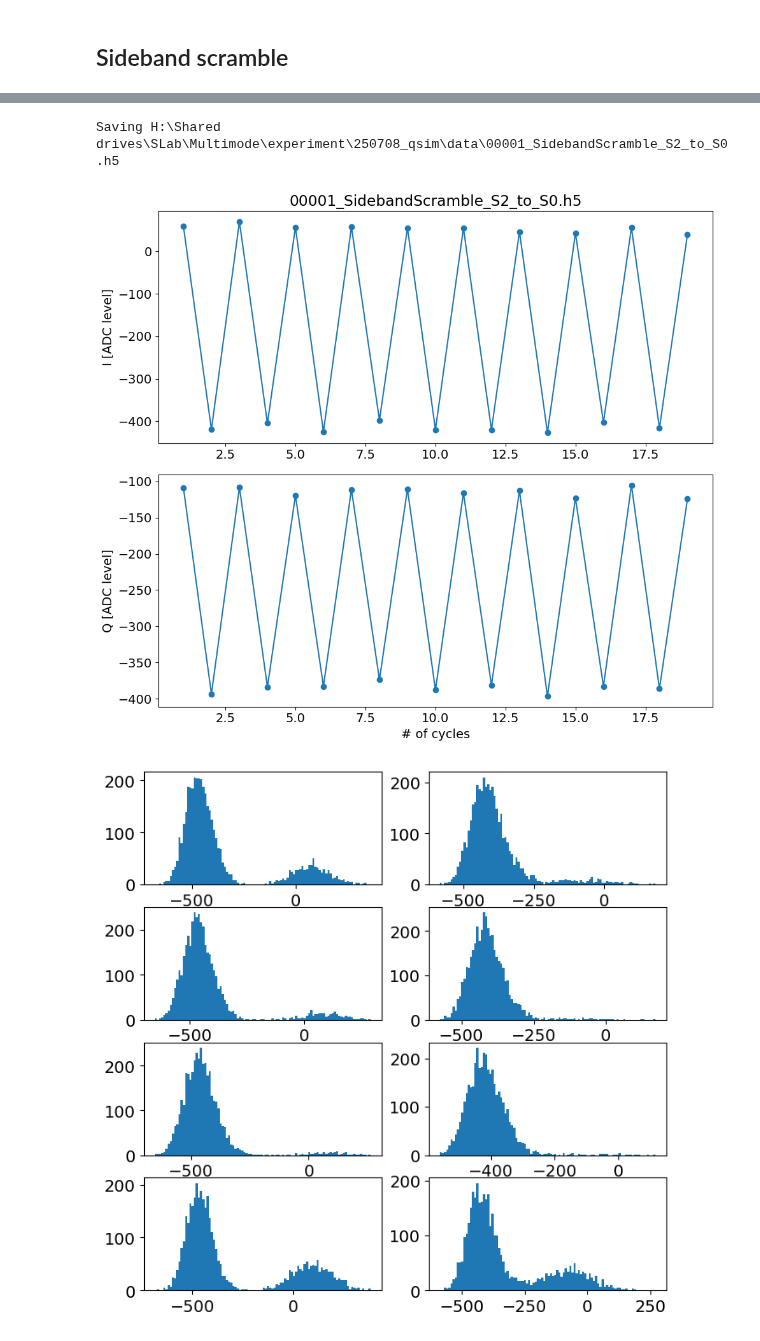
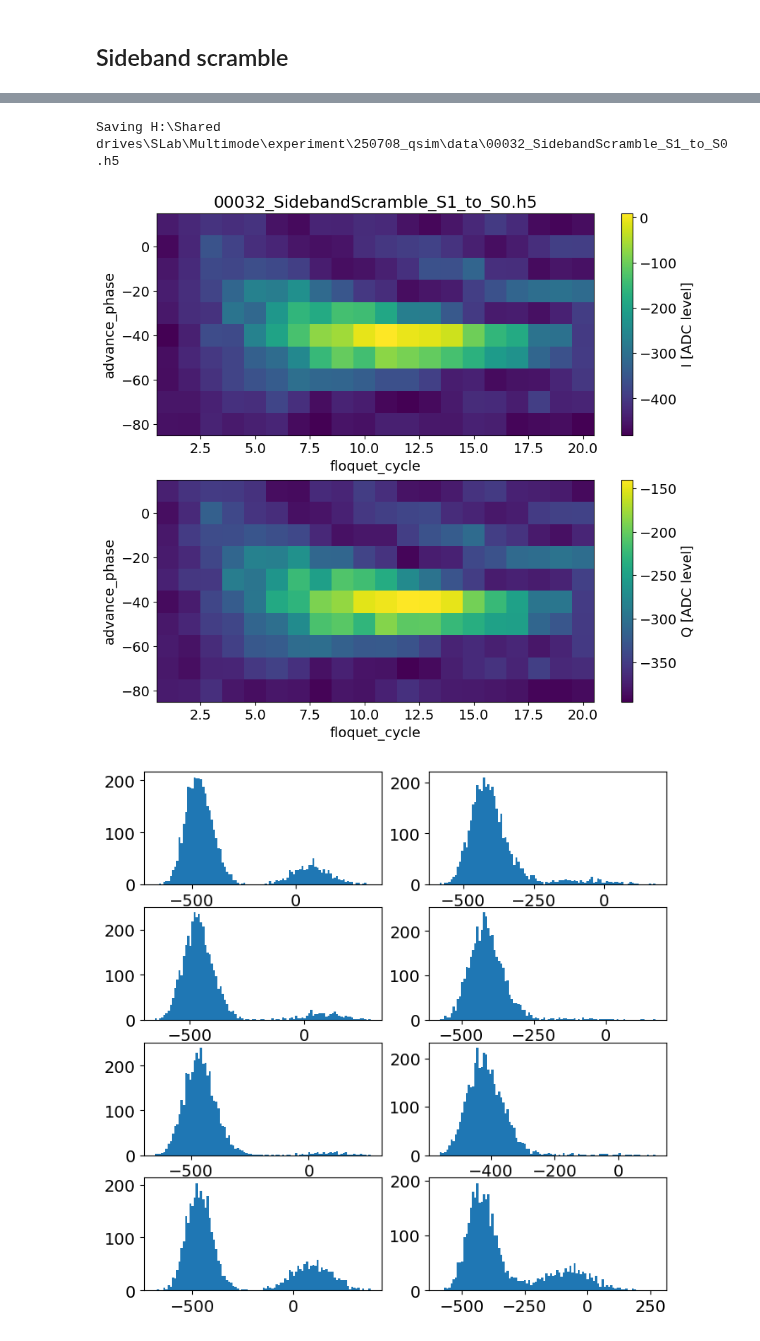
Before and after one commit to SchusterLab/multimode_expts, a Jupyter notebook: qsim_experiments.ipynb, the cells around one changed output, grey strips where cells are left out. Saved outputs shown, nothing was run; the diff lists cells and outputs as text; code cells hidden in the pictures.

Commit message:
switch to qsim base for scrambling prog

```diff
--- a/qsim_experiments.ipynb
+++ b/qsim_experiments.ipynb
@@ -338,36 +365,40 @@ from multimode_expts.experiments.qsim.sideband_scramble import SidebandScrambleE
 # %%
 expt_params = dict(
     expts = 1,
     reps = 200,
     rounds = 1,
     qubits = [0],
     f0g1_cavity = 1,  #  1/2 name of manipulate cavity
-    init_stor = 2, # storage mode number to initialize to n=1 Fock state
+    init_stor = 1, # storage mode number to initialize to n=1 Fock state
     ro_stor = 0, # storage mode number that gets read out in the end
     # if 0, this means to read out man instead
     floquet_cycles = list(range(1,21)),
+    gain_div = 3,
+    length_div = 2,
     detune=0,
     normalize = False,
     active_reset = False,
     man_reset = True,
     storage_reset = True,
-    advance_phase = 0, # advance phase of second pi/2 by this much [degrees]
+    advance_phases = list(range(-80,20,10)), # advance phase of each successive pulse [degrees]
+    swept_params = ['advance_phase', 'floquet_cycle'],
     echoes = [False, 0], # [on/off, number of echoes]
 )
 
-sbs = SidebandScrambleExperiment(
+sbs = QsimBaseExperiment(
     soccfg=soc,
     path=expt_path,
     prefix=f"SidebandScramble_S{expt_params['init_stor']}_to_S{expt_params['ro_stor']}",
     config_file=config_path,
     expt_params = expt_params,
+    program = SidebandScrambleProgram,
     progress=True)
 
-sbs.cfg.device.readout.relax_delay = [2500]  # Wait time between experiments [us]
+sbs.cfg.device.readout.relax_delay = [8000]  # Wait time between experiments [us]
 sbs.go(analyze=False, display=True, progress=True, save=True)
 # %% [output]
-Saving H:\Shared drives\SLab\Multimode\experiment\250708_qsim\data\00001_SidebandScramble_S2_to_S0.h5
+Saving H:\Shared drives\SLab\Multimode\experiment\250708_qsim\data\00032_SidebandScramble_S1_to_S0.h5
-[figure, old version]
+[figure, new version]
 # %%
 idata = np.array(sbs.data['idata']).ravel()
 idata = idata.reshape((len(idata)//4,4))
```
Also changed, not shown: parts of 4 cells of this notebook, 1 other file.
